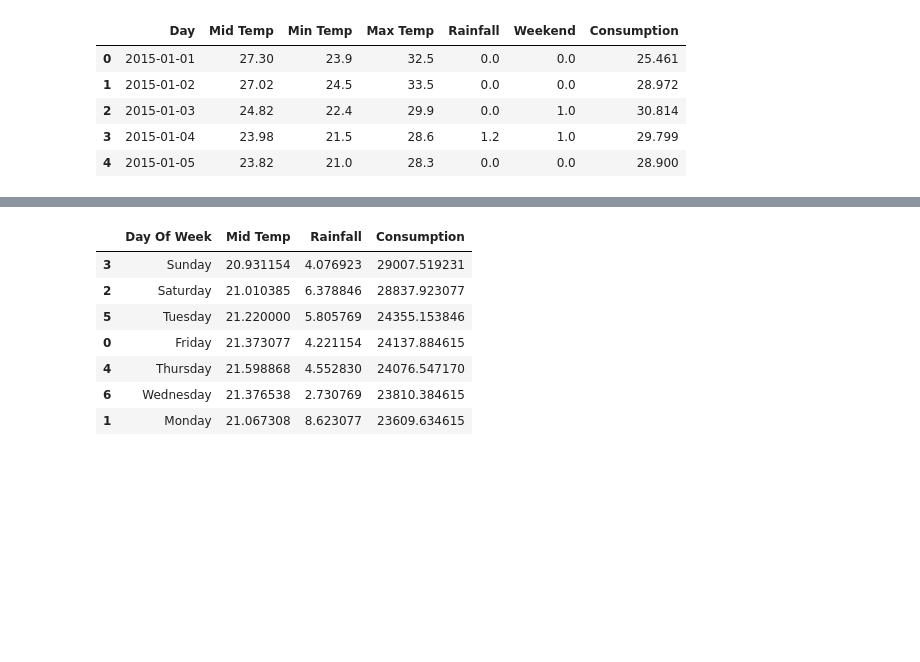
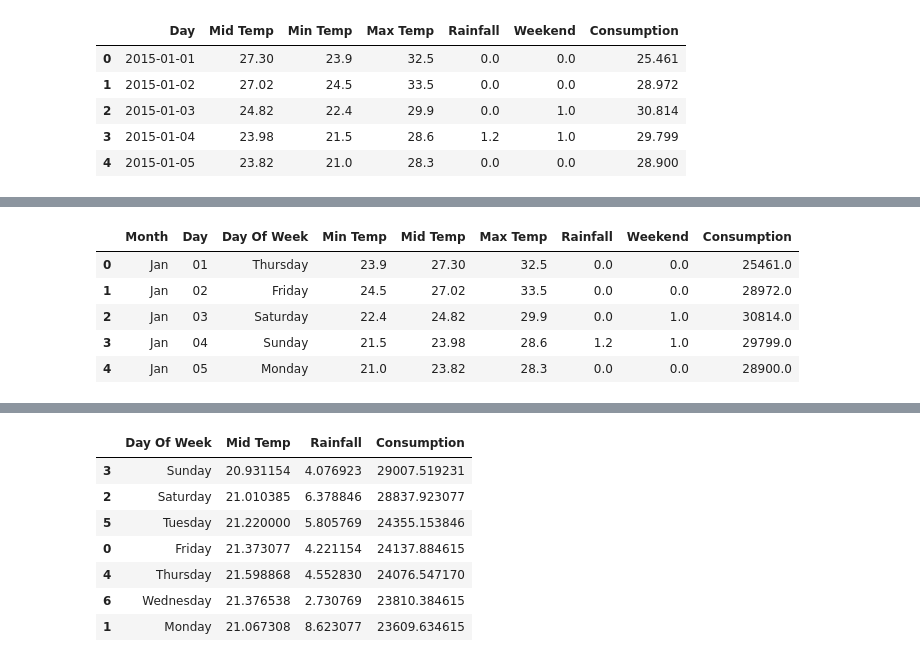
Before and after one commit to carlosmd14/datamad0119, a Jupyter notebook: module-1/pipelines-project/your-code/main.py.ipynb, the cells around one changed output, grey strips where cells are left out. Saved outputs shown, nothing was run; the diff lists cells and outputs as text; code cells hidden in the pictures; blank space fills up the shorter version.

```diff
--- a/module-1/pipelines-project/your-code/main.py.ipynb
+++ b/module-1/pipelines-project/your-code/main.py.ipynb
@@ -141 +131,11 @@ data.head()
+# %%
+data['Month'] = data['Month'].apply(lambda x: calendar.month_abbr[x])
+data.head()
+# %% [output]
+|  | Month | Day | Day Of Week | Min Temp | Mid Temp | Max Temp | Rainfall | Weekend | Consumption |
+| 0 | Jan | 01 | Thursday | 23.9 | 27.30 | 32.5 | 0.0 | 0.0 | 25461.0 |
+| 1 | Jan | 02 | Friday | 24.5 | 27.02 | 33.5 | 0.0 | 0.0 | 28972.0 |
+| 2 | Jan | 03 | Saturday | 22.4 | 24.82 | 29.9 | 0.0 | 1.0 | 30814.0 |
+| 3 | Jan | 04 | Sunday | 21.5 | 23.98 | 28.6 | 1.2 | 1.0 | 29799.0 |
+| 4 | Jan | 05 | Monday | 21.0 | 23.82 | 28.3 | 0.0 | 0.0 | 28900.0 |
 # %%
```
Also changed, not shown: parts of 12 cells of this notebook, 2 other files.
